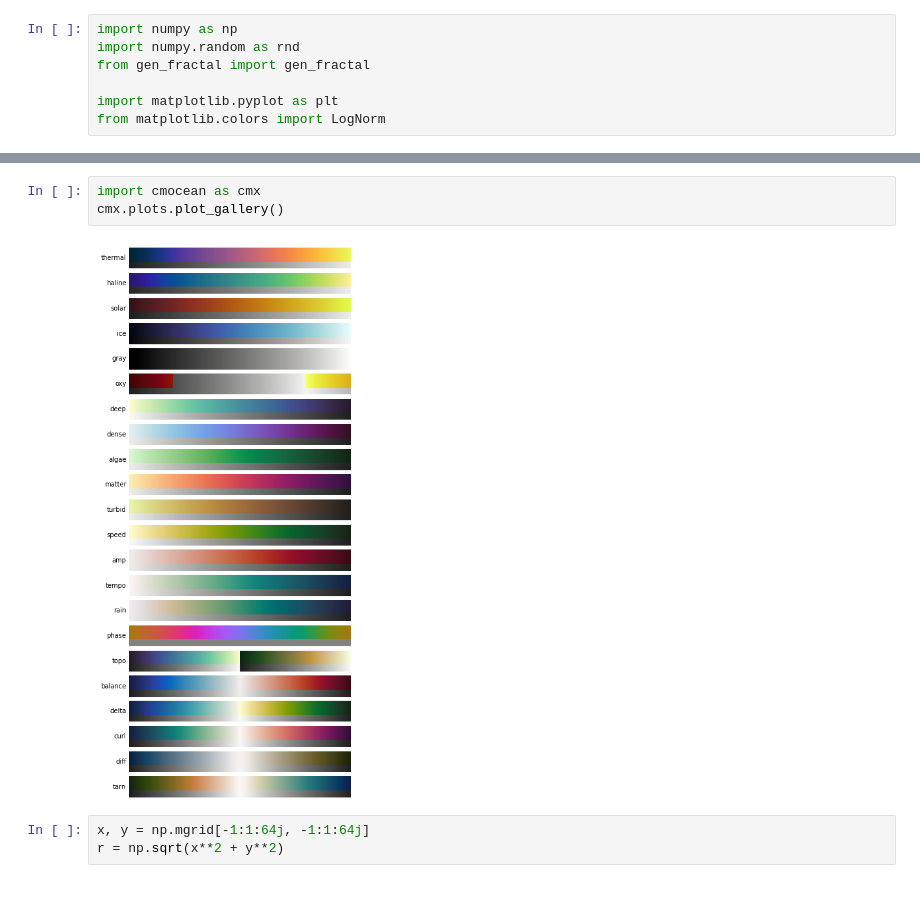
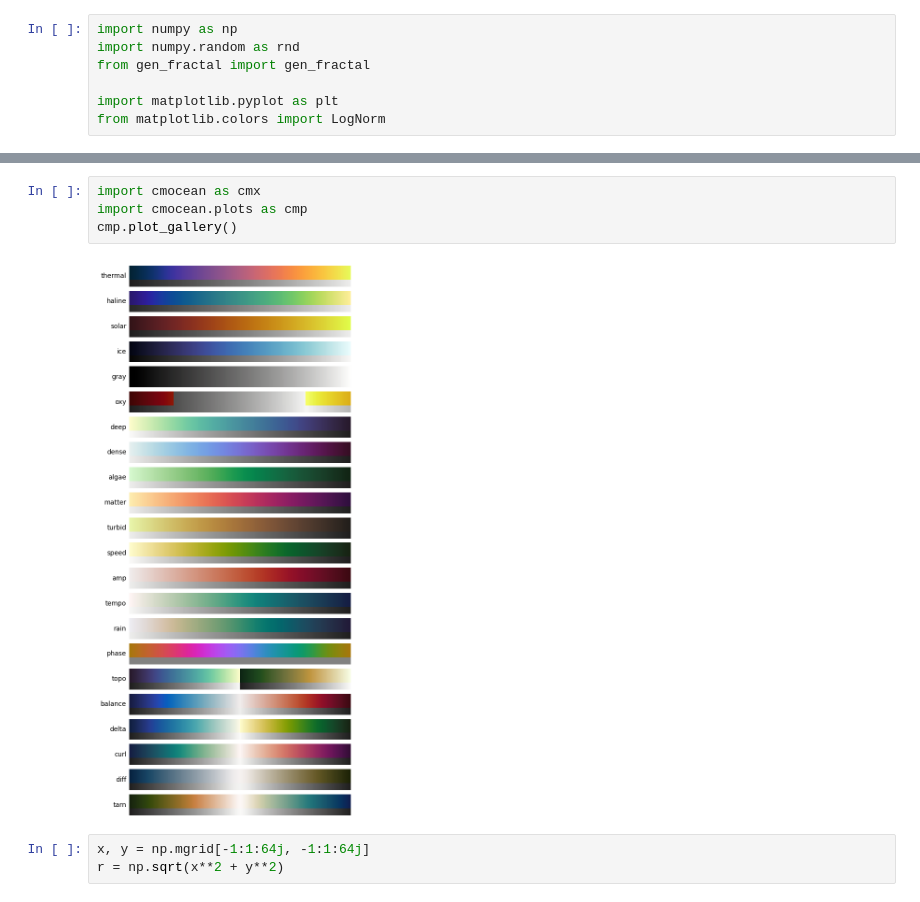
Before and after one commit to AstroBrandt/DataVisTutorial, a Jupyter notebook: colorMapNotebook.ipynb, the cells around one changed output, grey strips where cells are left out. Drawn from its saved outputs; the diff is of its cells as text.

```diff
--- a/colorMapNotebook.ipynb
+++ b/colorMapNotebook.ipynb
@@ -39,8 +39,9 @@ plot_color_gradients('All colormaps',
 # %%
 import cmocean as cmx
-cmx.plots.plot_gallery()
+import cmocean.plots as cmp
+cmp.plot_gallery()
 # %% [output]
-[figure, old version]
+[figure, new version]
 # %%
 x, y = np.mgrid[-1:1:64j, -1:1:64j]
 r = np.sqrt(x**2 + y**2)
```
Also changed, not shown: parts of 5 cells of this notebook, 2 other files.
